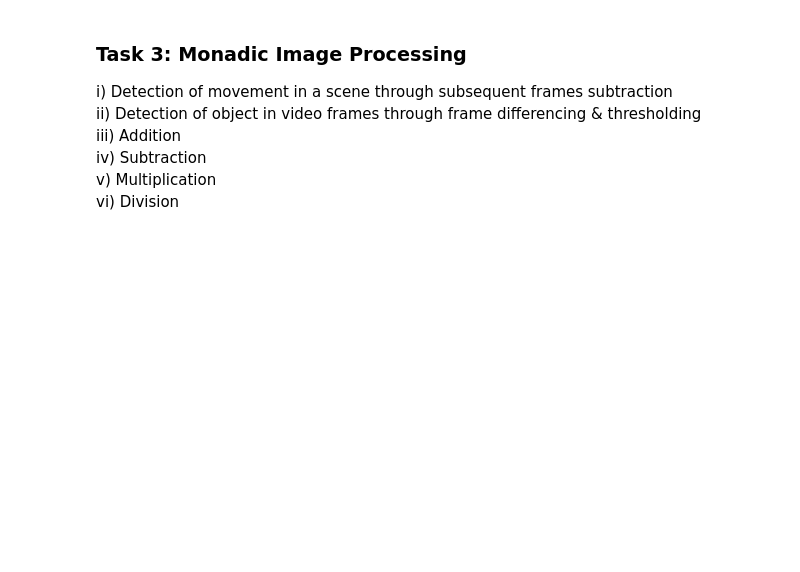
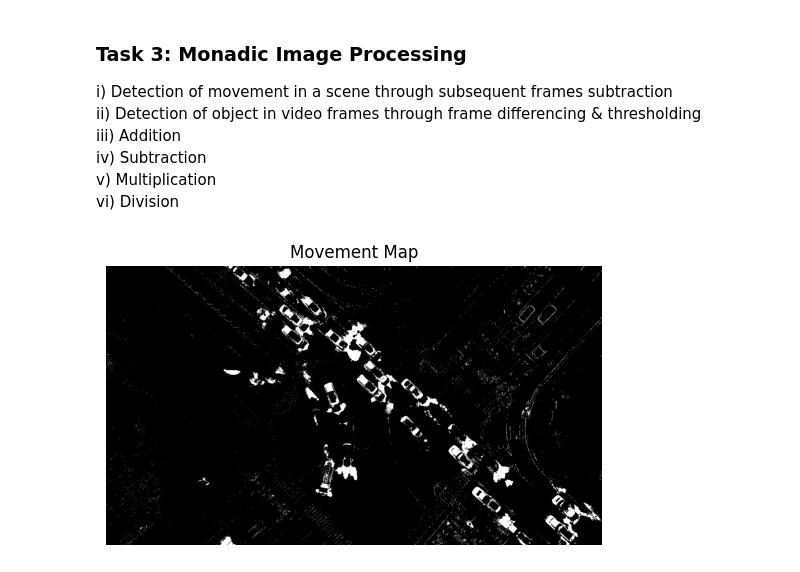
Before and after one commit to DanielSarf/DIP-Course-Submissions, a Jupyter notebook: Lab 7/Lab Notebook.ipynb, the cells around one changed output. Cells and saved outputs as stored; diff of their text form; code cells hidden in the pictures; blank space fills up the shorter version.

```diff
--- a/Lab 7/Lab Notebook.ipynb
+++ b/Lab 7/Lab Notebook.ipynb
@@ -94,3 +134,18 @@ iii) Addition<br>
 iv) Subtraction<br>
 v) Multiplication<br>
 vi) Division
+# %%
+imgT3A1 = cv2.imread("Pexels_Task3_A1.jpg")
+imgT3A2 = cv2.imread("Pexels_Task3_A2.jpg")
+
+imgT3A1Gray = cv2.cvtColor(imgT3A1, cv2.COLOR_BGR2GRAY)
+imgT3A2Gray = cv2.cvtColor(imgT3A2, cv2.COLOR_BGR2GRAY)
+
+absSubtracted = np.abs(cv2.subtract(imgT3A1Gray, imgT3A2Gray))
+
+threshold = 20
+_, imgT3AMovementMap = cv2.threshold(absSubtracted, threshold, 255, cv2.THRESH_BINARY)
+
+plotter([[imgT3AMovementMap, "Movement Map", "gray"]], 1, 1)
+# %% [output]
+[figure, added]
```
Also changed, not shown: parts of 12 cells of this notebook, 3 other files.
